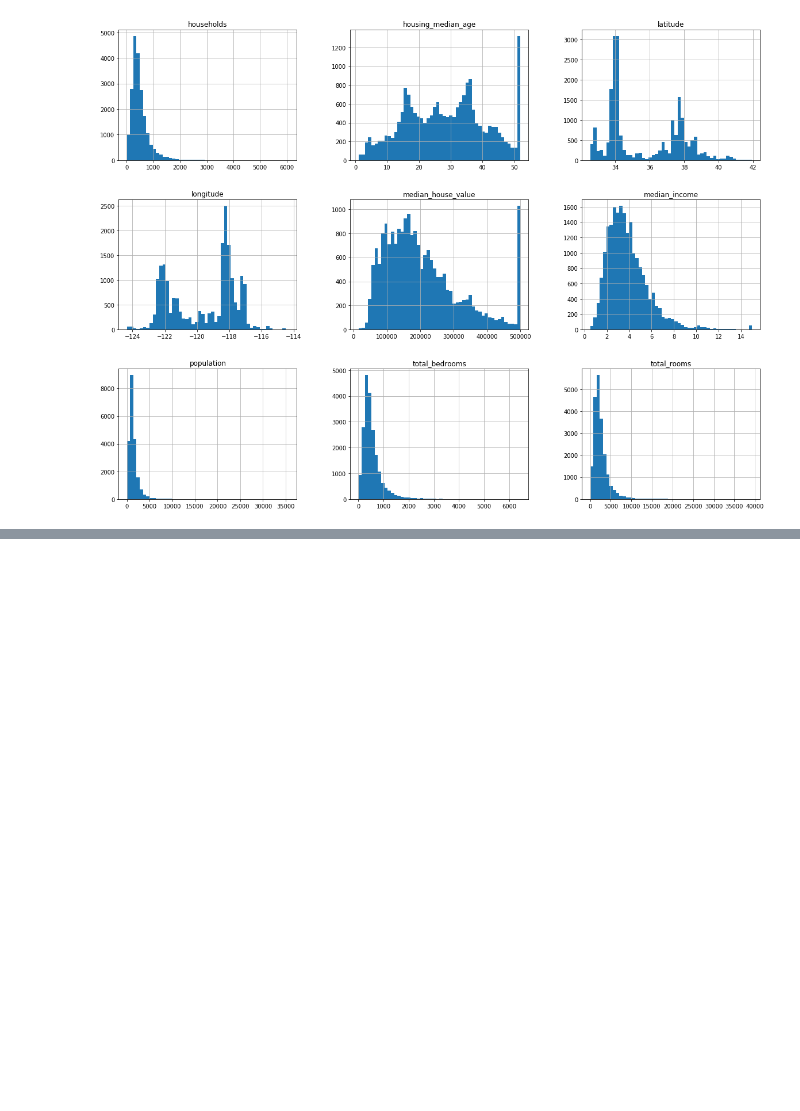
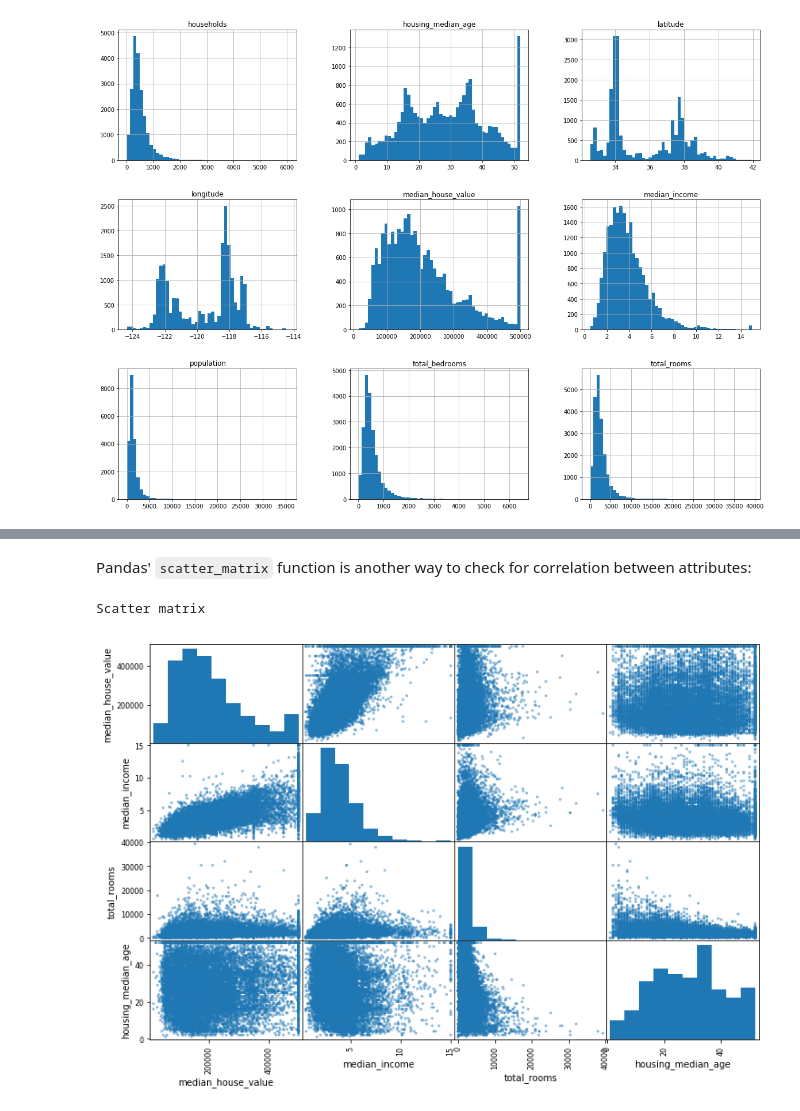
Before and after one commit to stigbd/handson-ml, a Jupyter notebook: ch-2_Housing.ipynb, the cells around one changed output, grey strips where cells are left out. Cells and saved outputs as stored; diff of their text form; code cells hidden in the pictures; blank space fills up the shorter version.

```diff
--- a/ch-2_Housing.ipynb
+++ b/ch-2_Housing.ipynb
@@ -91,0 +191,11 @@ plt.show()
+# %% [markdown]
+Pandas' `scatter_matrix` function is another way to check for correlation between attributes:
+# %%
+from pandas.plotting import scatter_matrix
+
+attributes = ["median_house_value", "median_income", "total_rooms", "housing_median_age"]
+scatter_matrix(housing[attributes], figsize=(12, 8))
+print("Scatter matrix")
+# %% [output]
+Scatter matrix
+[figure, added]
```
Also changed, not shown: parts of 54 cells of this notebook.
